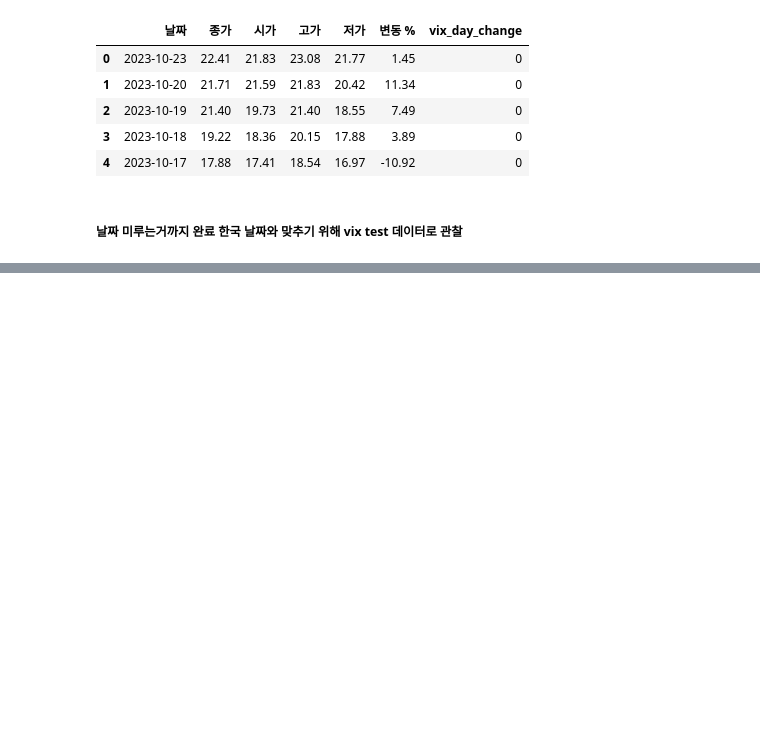
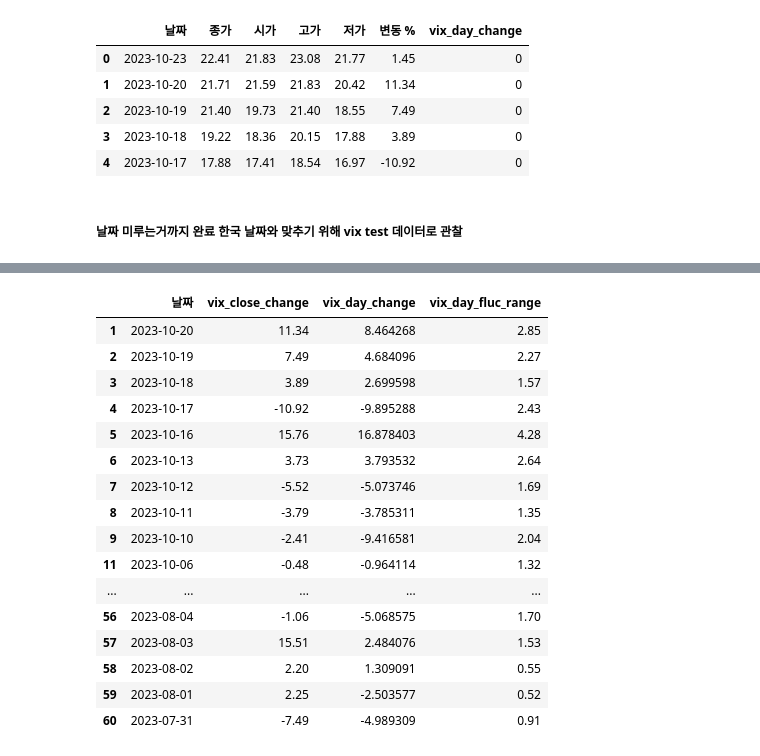
Before and after one commit to 324ysw2/Project1, a Jupyter notebook: data_preprocessing/vix.ipynb, the cells around one changed output, grey strips where cells are left out. Saved outputs shown, nothing was run; the diff lists cells and outputs as text; code cells hidden in the pictures; blank space fills up the shorter version.

```diff
--- a/data_preprocessing/vix.ipynb
+++ b/data_preprocessing/vix.ipynb
@@ -72,0 +80,6 @@ vix[1:61].to_csv('../vix_test.csv')
+# %%
+vix = vix[1:61]
+# %%
+# 9/28 ~ 10/3 한국시장 미개장으로 인한 수정
+vix['vix_close_change'].loc[vix['날짜'] == '2023-10-04'] = 8.56
+vix['vix_close_change'].loc[vix['날짜'] == '2023-10-10'] = -2.41
@@ -72,0 +100,22 @@ vix[1:61].to_csv('../vix_test.csv')
+# %%
+vix = vix.drop(index=[10, 14, 15, 16, 17, 49])
+# %%
+vix.
+# %% [output]
+|  | 날짜 | vix_close_change | vix_day_change | vix_day_fluc_range |
+| 1 | 2023-10-20 | 11.34 | 8.464268 | 2.85 |
+| 2 | 2023-10-19 | 7.49 | 4.684096 | 2.27 |
+| 3 | 2023-10-18 | 3.89 | 2.699598 | 1.57 |
+| 4 | 2023-10-17 | -10.92 | -9.895288 | 2.43 |
+| 5 | 2023-10-16 | 15.76 | 16.878403 | 4.28 |
+| 6 | 2023-10-13 | 3.73 | 3.793532 | 2.64 |
+| 7 | 2023-10-12 | -5.52 | -5.073746 | 1.69 |
+| 8 | 2023-10-11 | -3.79 | -3.785311 | 1.35 |
+| 9 | 2023-10-10 | -2.41 | -9.416581 | 2.04 |
+| 11 | 2023-10-06 | -0.48 | -0.964114 | 1.32 |
+| ... | ... | ... | ... | ... |
+| 56 | 2023-08-04 | -1.06 | -5.068575 | 1.70 |
+| 57 | 2023-08-03 | 15.51 | 2.484076 | 1.53 |
+| 58 | 2023-08-02 | 2.20 | 1.309091 | 0.55 |
+| 59 | 2023-08-01 | 2.25 | -2.503577 | 0.52 |
+| 60 | 2023-07-31 | -7.49 | -4.989309 | 0.91 |
```
Also changed, not shown: parts of 8 cells of this notebook, 6 other files.
